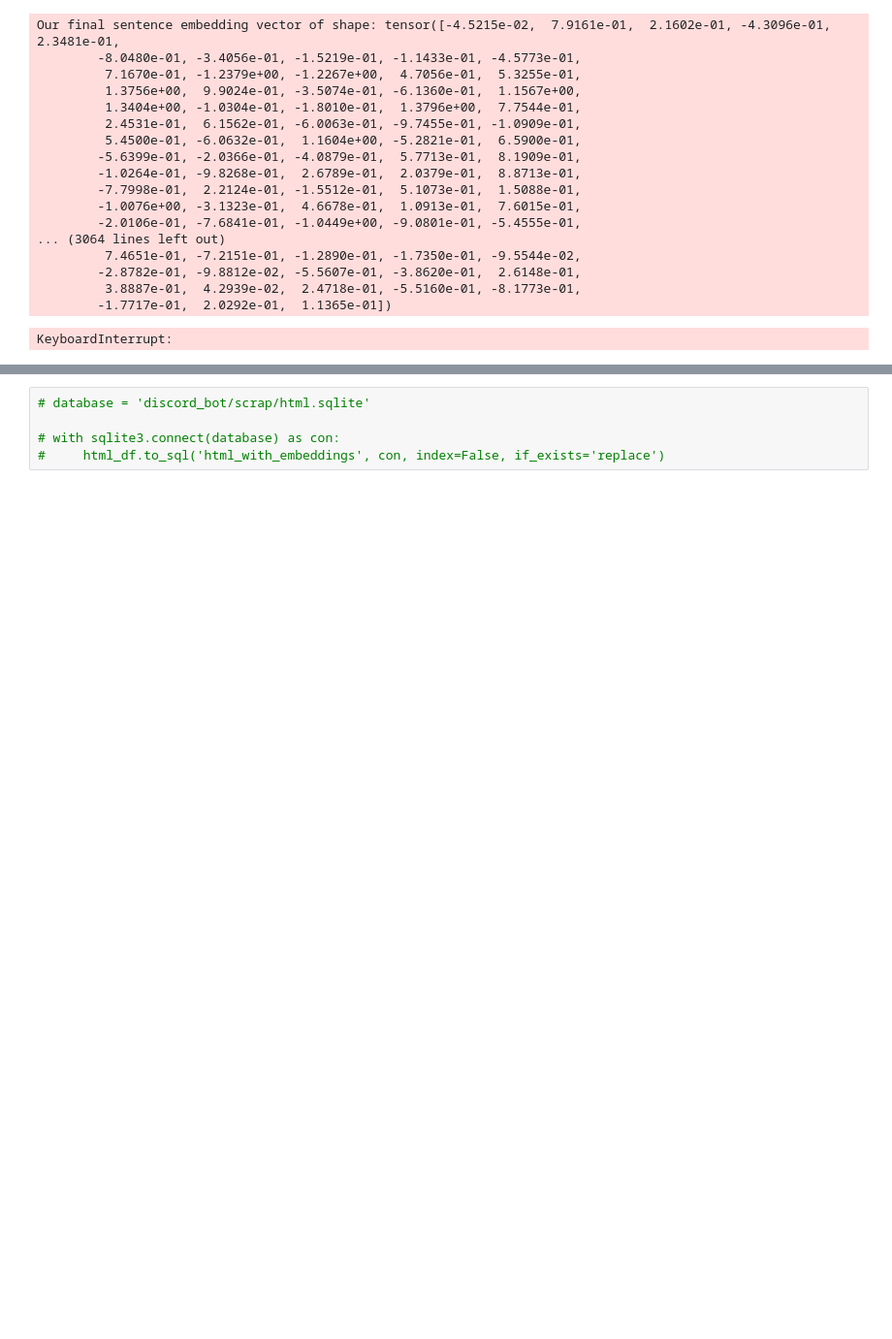
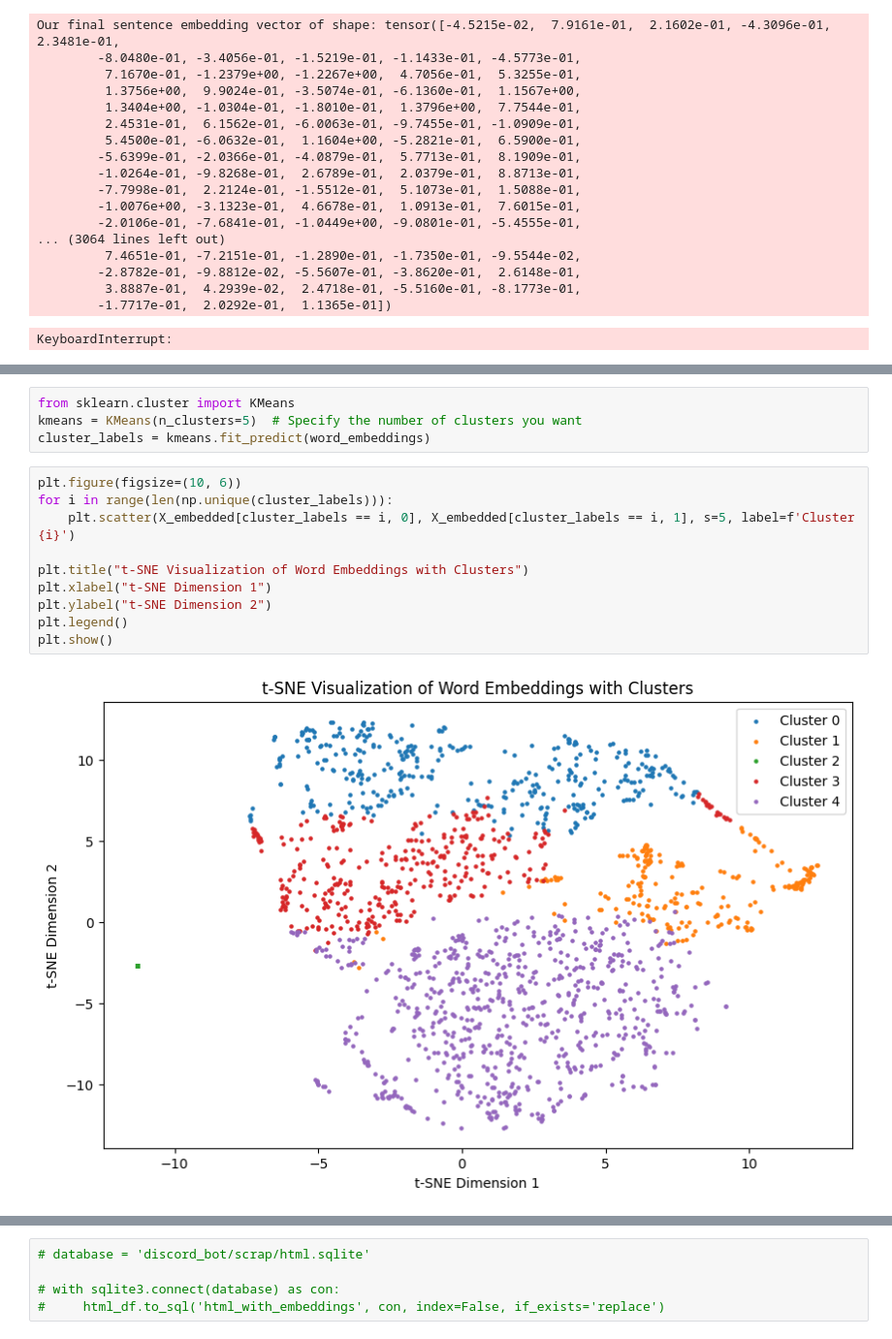
Before and after one commit to davidg-h/Daibl, a Jupyter notebook: discord_bot/scrap/data_processing.ipynb, the cells around one changed output, grey strips where cells are left out. Shown at 97% size. Drawn from its saved outputs; the diff is of its cells as text; blank space fills up the shorter version.

```diff
--- a/discord_bot/scrap/data_processing.ipynb
+++ b/discord_bot/scrap/data_processing.ipynb
@@ -209,0 +304,16 @@ plt.show()
+# %%
+from sklearn.cluster import KMeans
+kmeans = KMeans(n_clusters=5)  # Specify the number of clusters you want
+cluster_labels = kmeans.fit_predict(word_embeddings)
+# %%
+plt.figure(figsize=(10, 6))
+for i in range(len(np.unique(cluster_labels))):
+    plt.scatter(X_embedded[cluster_labels == i, 0], X_embedded[cluster_labels == i, 1], s=5, label=f'Cluster {i}')
+
+plt.title("t-SNE Visualization of Word Embeddings with Clusters")
+plt.xlabel("t-SNE Dimension 1")
+plt.ylabel("t-SNE Dimension 2")
+plt.legend()
+plt.show()
+# %% [output]
+[figure, added]
```
Also changed, not shown: parts of 9 cells of this notebook.
